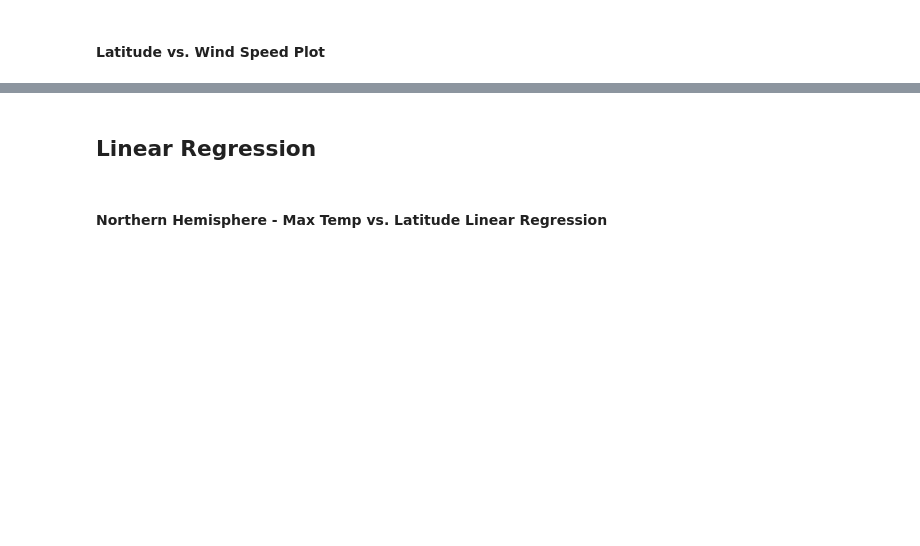
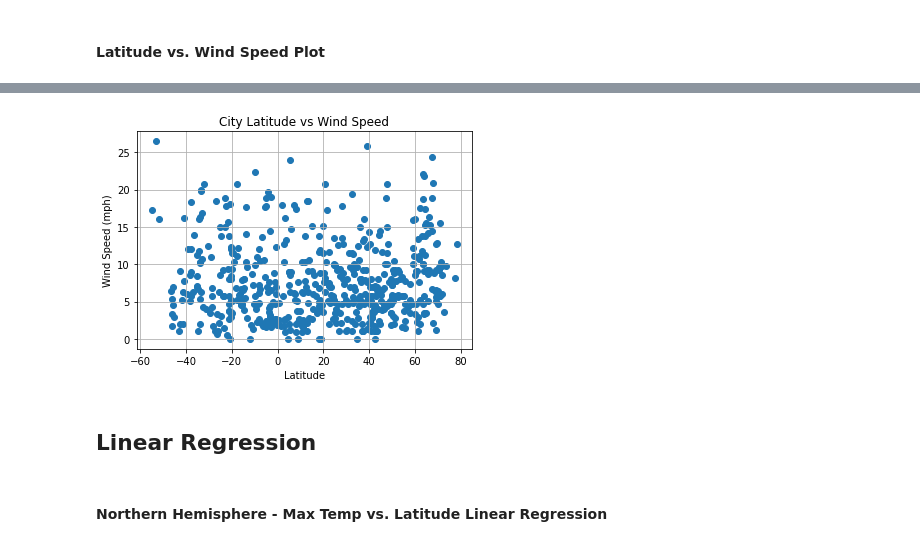
Before and after one commit to TheoF-C/python-api-challenge, a Jupyter notebook: WeatherPy/WeatherPy.ipynb, the cells around one changed output, grey strips where cells are left out. Drawn from its saved outputs; the diff is of its cells as text; code cells hidden in the pictures; blank space fills up the shorter version.

```diff
--- a/WeatherPy/WeatherPy.ipynb
+++ b/WeatherPy/WeatherPy.ipynb
@@ -151,3 +180,19 @@ city_dataframe.head(5)
+# %%
+# Plotting data points
+plt.scatter(city_dataframe['Lat'], city_dataframe['Wind Speed'])
+
+# Labeling Plot
+plt.title('City Latitude vs Wind Speed')
+plt.xlabel('Latitude')
+plt.ylabel('Wind Speed (mph)')
+plt.grid()
+
+# Saving Plot
+plt.savefig('figures/LatitudeVsWindSpeed.png')
+
+plt.show()
+# %% [output]
+[figure, added]
 # %% [markdown]
 ## Linear Regression
 # %%
```
Also changed, not shown: parts of 8 cells of this notebook, 5 other files.
